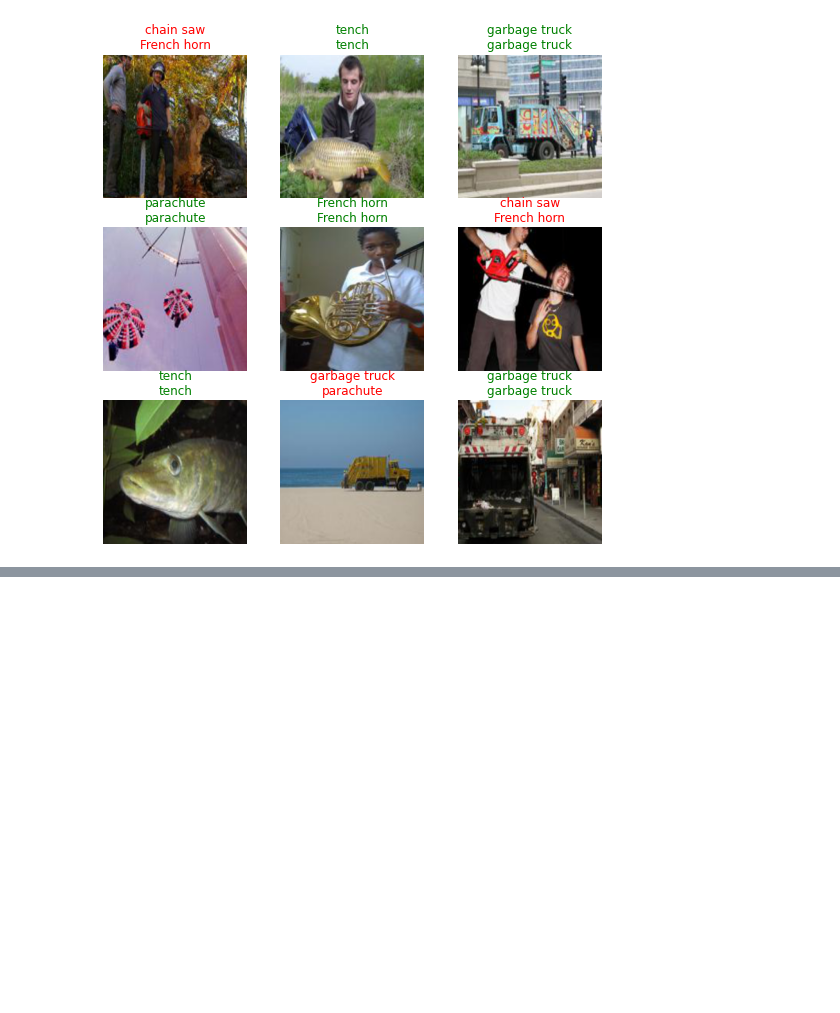
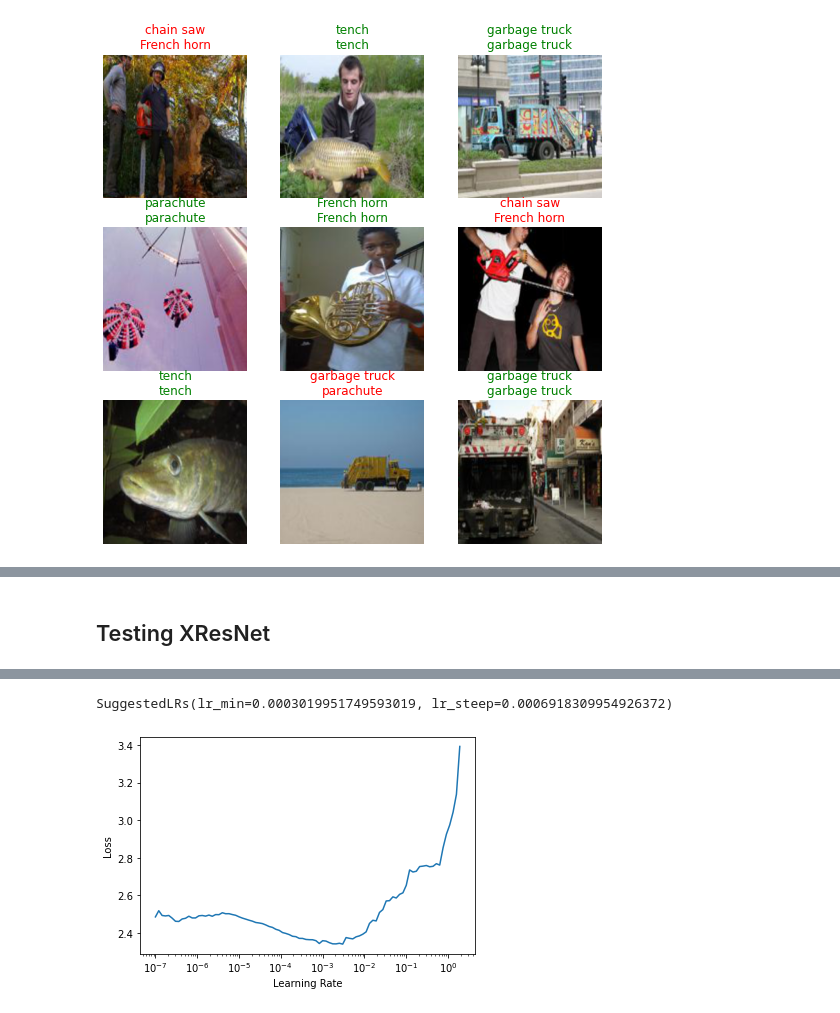
Before and after one commit to m0sys/retinanet-from-torch, a Jupyter notebook: notebooks/15_train_resnet_on_imagenette.ipynb, the cells around one changed output, grey strips where cells are left out. Saved outputs shown, nothing was run; the diff lists cells and outputs as text; code cells hidden in the pictures; blank space fills up the shorter version.

```diff
--- a/notebooks/15_train_resnet_on_imagenette.ipynb
+++ b/notebooks/15_train_resnet_on_imagenette.ipynb
@@ -388,0 +410,2 @@ learn.show_results()
+# %% [markdown]
+## Testing XResNet
@@ -388,0 +414,7 @@ learn.show_results()
+# %%
+model_50 = XResNet(RESNET50_LAYERS, out_features=[], num_classes=10)
+# %%
+learn = Learner(dls, model_50, loss_func=CrossEntropyLossFlat(), metrics=accuracy, pretrained=False)
+# %%
+learn.lr_find()
+# %% [output]
@@ -388,0 +422,2 @@ learn.show_results()
+SuggestedLRs(lr_min=0.0003019951749593019, lr_steep=0.0006918309954926372)
+[figure, added]
```
Also changed, not shown: parts of 9 cells of this notebook, 9 other files.
